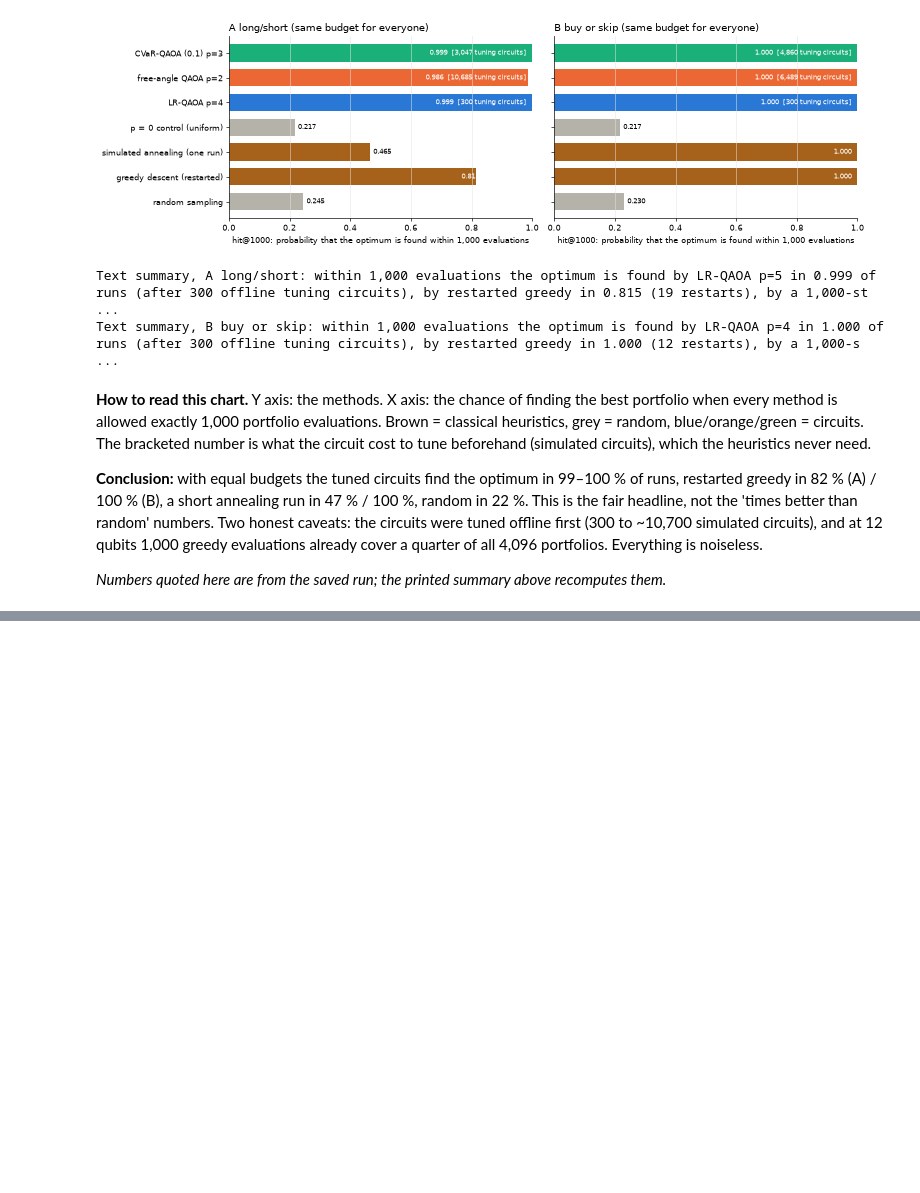
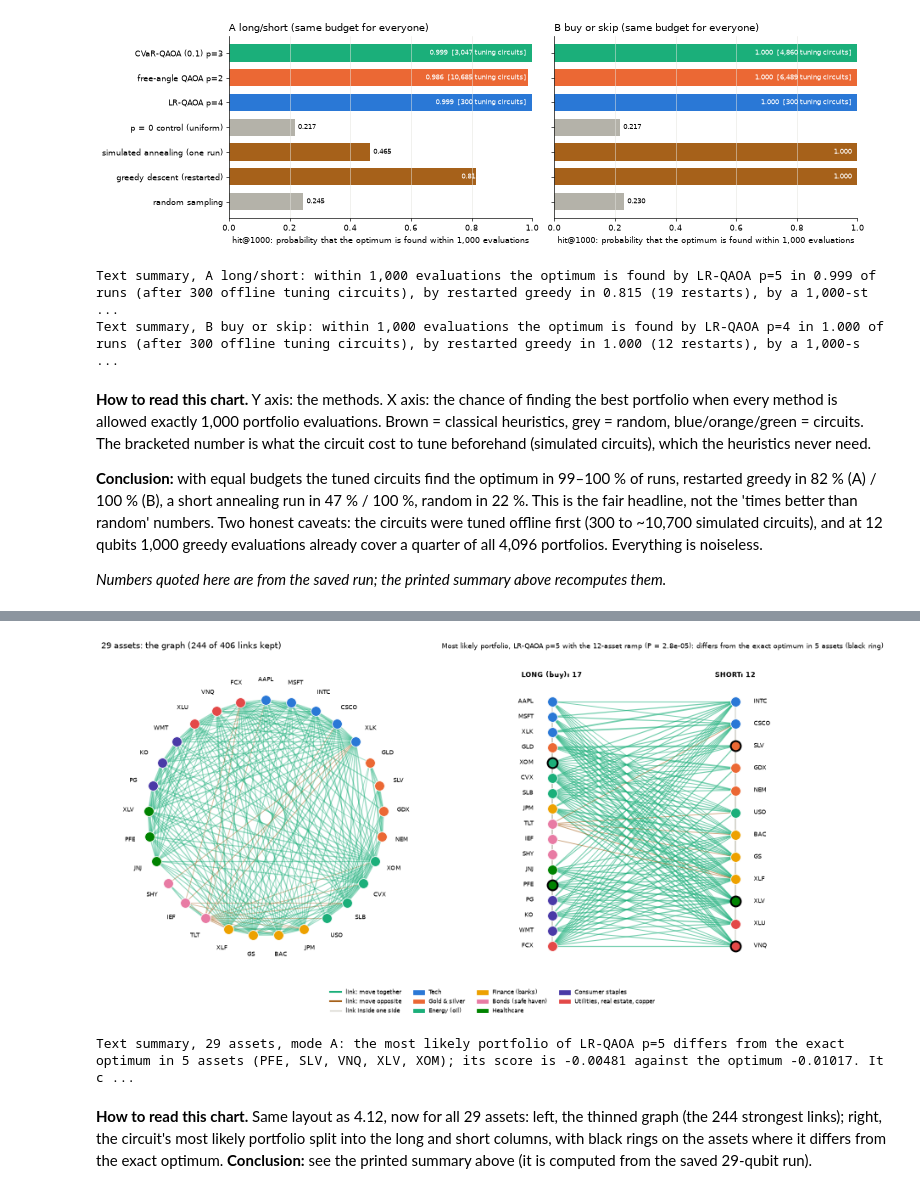
Before and after one commit to Oussema-t/zollerqu-qollab, a Jupyter notebook: stocks/stock_idea_ZollerQu.ipynb, the cells around one changed output, grey strips where cells are left out. Saved outputs shown, nothing was run; the diff lists cells and outputs as text; code cells hidden in the pictures; blank space fills up the shorter version.

Commit message:
feat(stocks): exact 29-qubit LR-QAOA run with transferred angles; paper section, figure and table
Co-Authored-By: Claude Opus 5.5 <noreply@anthropic.com>

```diff
--- a/stocks/stock_idea_ZollerQu.ipynb
+++ b/stocks/stock_idea_ZollerQu.ipynb
@@ -2834,0 +2887,65 @@ Text summary, B buy or skip: within 1,000 evaluations the optimum is found by LR
+# %%
+if n29_path.is_file():
+    b = D["modes"]["long_short"]
+    setup29 = task3_report.size_setup(ctx3, 29)
+    tickers29, rho29, mask29 = setup29["tickers"], setup29["stats"].corr, setup29["mask"]
+    order29 = [t for t in kaggle_data.TICKERS if t in tickers29]
+    best_key = max((k for k in b["circuits"] if k.startswith("thinned")), key=lambda k: b["circuits"][k]["p_optimum"])
+    c = b["circuits"][best_key]
+    top = c["top_states"][0]
+    longs = set(top["assignment"]["long"]); opt_longs = set(b["exact_dense"]["assignment"]["long"])
+    differs = sorted(longs ^ opt_longs)
+    links29 = [(i, j) for i in range(29) for j in range(i + 1, 29) if mask29[i, j]]
+    fig, axes = plt.subplots(1, 2, figsize=(15, 7.5), gridspec_kw={"width_ratios": [1, 1.2]})
+    ax = axes[0]
+    angles = np.linspace(np.pi / 2, np.pi / 2 - 2 * np.pi, 29, endpoint=False)
+    pos = {t: (np.cos(a), np.sin(a)) for t, a in zip(order29, angles)}
+    for i, j in links29:
+        (x1, y1), (x2, y2) = pos[tickers29[i]], pos[tickers29[j]]
+        ax.plot([x1, x2], [y1, y2], color=TEAL if rho29[i, j] > 0 else BROWN, linewidth=0.2 + 2.5 * abs(rho29[i, j]), alpha=0.45, zorder=1)
+    for t, (x, y) in pos.items():
+        ax.scatter(x, y, s=200, color=color_of(t), edgecolor="white", linewidth=1, zorder=3)
+        ax.annotate(t, (1.17 * x, 1.17 * y), ha="center", va="center", fontsize=8)
+    ax.set_title(f"29 assets: the graph ({len(links29)} of 406 links kept)", loc="left")
+    ax.set_aspect("equal"); ax.set_xlim(-1.4, 1.4); ax.set_ylim(-1.4, 1.4); ax.axis("off")
+    ax = axes[1]
+    side = {t: (1 if t in longs else -1) for t in order29}
+    columns = {1: [t for t in order29 if side[t] > 0], -1: [t for t in order29 if side[t] < 0]}
+    pos2 = {}
+    for x, s in ((0.0, 1), (1.0, -1)):
+        ys = np.linspace(1.0, -1.0, len(columns[s])) if len(columns[s]) > 1 else [0.0]
+        for t, y in zip(columns[s], ys): pos2[t] = (x, y)
+    cut_pos = cut_neg = 0
+    for i, j in links29:
+        a_, b_ = tickers29[i], tickers29[j]; (x1, y1), (x2, y2) = pos2[a_], pos2[b_]
+        if side[a_] == side[b_]:
+            ax.plot([x1, x2], [y1, y2], color="#cfcdc4", linewidth=0.4, alpha=0.5, zorder=1)
+        else:
+            ax.plot([x1, x2], [y1, y2], color=TEAL if rho29[i, j] > 0 else BROWN, linewidth=0.2 + 2.5 * abs(rho29[i, j]), alpha=0.6, zorder=2)
+            cut_pos += rho29[i, j] > 0; cut_neg += rho29[i, j] < 0
+    for t, (x, y) in pos2.items():
+        ax.scatter(x, y, s=200, color=color_of(t), edgecolor="black" if t in differs else "white", linewidth=2.5 if t in differs else 1, zorder=3)
+        ax.annotate(t, (x - 0.1 if x == 0 else x + 0.1, y), ha="right" if x == 0 else "left", va="center", fontsize=8)
+    ax.text(0.0, 1.2, f"LONG (buy): {len(columns[1])}", ha="center", fontsize=10, fontweight="bold")
+    ax.text(1.0, 1.2, f"SHORT: {len(columns[-1])}", ha="center", fontsize=10, fontweight="bold")
+    same = top["index"] == int(b["exact_dense"]["bitstring"], 2)
+    ax.set_title(f"Most likely portfolio, LR-QAOA p={c['p']} with the 12-asset ramp (P = {top['probability']:.1e})"
+                 + (": the exact optimum" if same else f": differs from the exact optimum in {len(differs)} assets (black ring)"), loc="left", fontsize=10)
+    ax.set_xlim(-0.6, 1.6); ax.set_ylim(-1.3, 1.4); ax.axis("off")
+    fig.legend(handles=[Line2D([], [], color=TEAL, linewidth=2.5, label="link: move together"), Line2D([], [], color=BROWN, linewidth=2.5, label="link: move opposite"),
+                        Line2D([], [], color="#cfcdc4", linewidth=1.5, label="link inside one side")] + [Patch(color=cc, label=g) for g, cc in GROUP_COLOR.items()],
+               loc="lower center", ncol=4, frameon=False, fontsize=8)
+    fig.tight_layout(rect=(0, 0.07, 1, 1))
+    plt.show()
+    n_pos = sum(rho29[i, j] > 0 for i, j in links29); n_neg = sum(rho29[i, j] < 0 for i, j in links29)
+    print(f"Text summary, 29 assets, mode A: the most likely portfolio of LR-QAOA p={c['p']} " + ("is the exact optimum. " if same else
+          f"differs from the exact optimum in {len(differs)} assets ({', '.join(differs)}); its score is {top['energy']:+.5f} against the optimum {b['exact_dense']['e_min']:+.5f}. ")
+          + f"It cuts {cut_pos} of the {n_pos} 'move together' links and {cut_neg} of the {n_neg} 'move opposite' links. "
+          + f"Quality of the sampled distribution {c['quality']:.3f}; best-of-1,000-shots quality {c['sampled']['mean_best_quality']:.4f} "
+          + f"against greedy {b['classical_same_budget']['greedy descent (restarted)']['mean_best_quality']:.4f} and annealing "
+          + f"{b['classical_same_budget']['simulated annealing (one run)']['mean_best_quality']:.4f} at the same budget.")
+# %% [output]
+[figure, added]
+Text summary, 29 assets, mode A: the most likely portfolio of LR-QAOA p=5 differs from the exact optimum in 5 assets (PFE, SLV, VNQ, XLV, XOM); its score is -0.00481 against the optimum -0.01017. It c ...
+# %% [markdown]
+**How to read this chart.** Same layout as 4.12, now for all 29 assets: left, the thinned graph (the 244 strongest links); right, the circuit's most likely portfolio split into the long and short columns, with black rings on the assets where it differs from the exact optimum. **Conclusion:** see the printed summary above (it is computed from the saved 29-qubit run).
```
Also changed, not shown: parts of 5 cells of this notebook, 18 other files.
